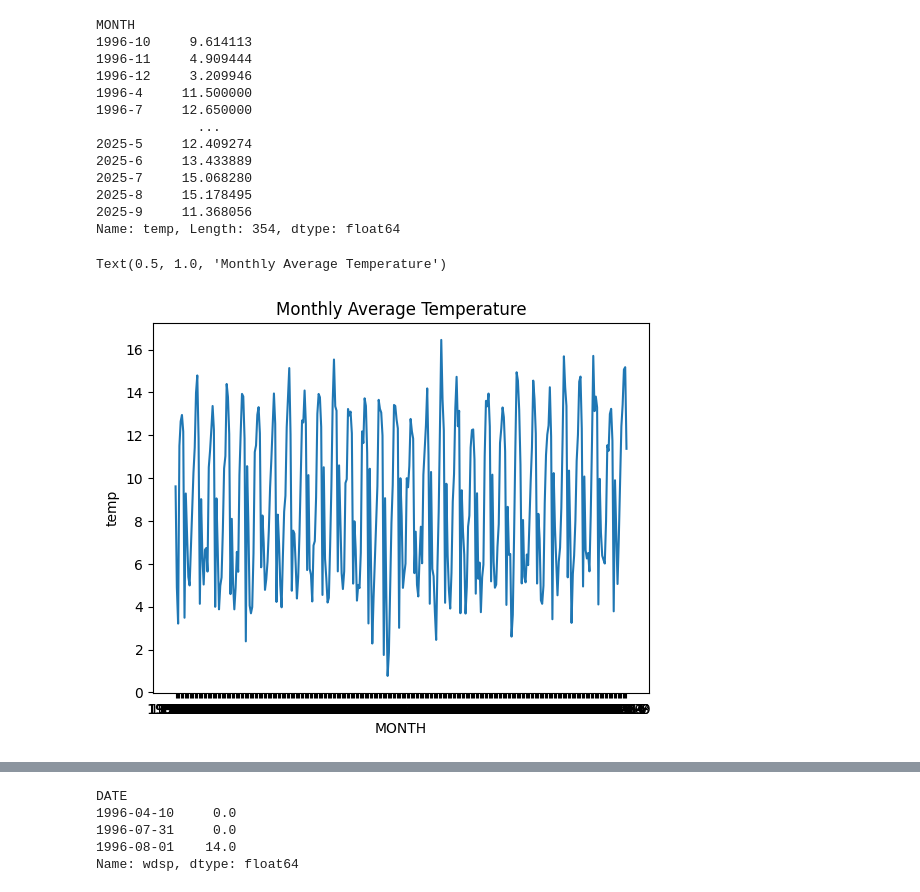
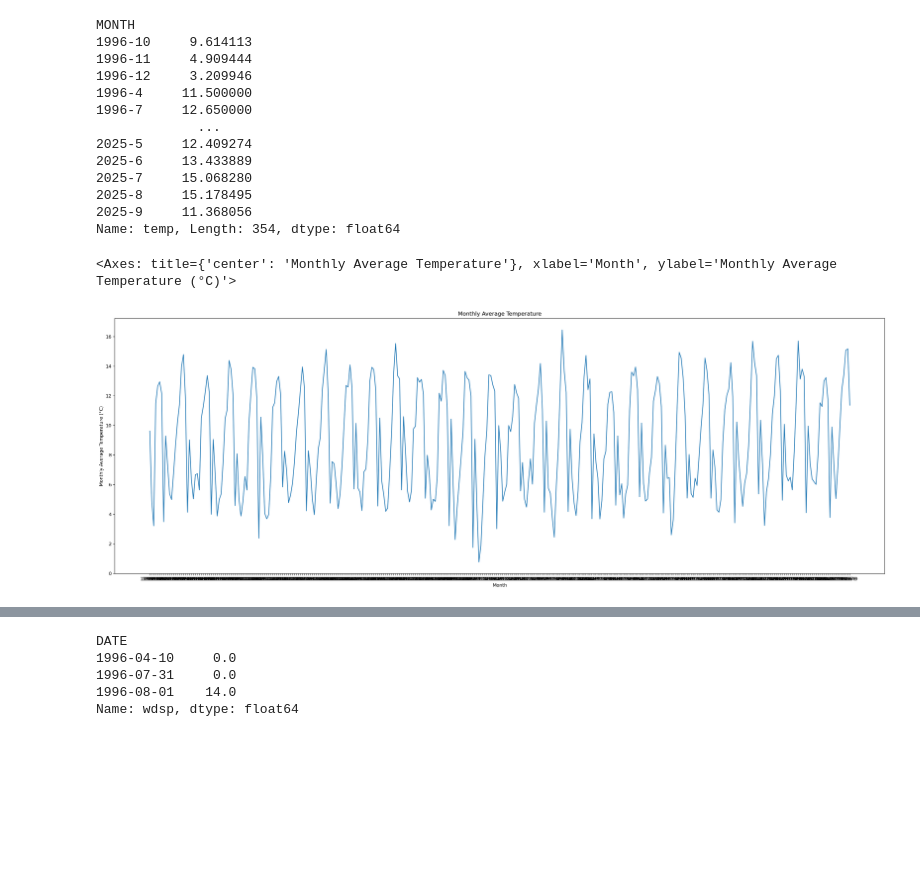
Before and after one commit to akshaypastagiya/PFDA, a Jupyter notebook: Assignments/assignment06-Weather.ipynb, the cells around one changed output, grey strips where cells are left out. Saved outputs shown, nothing was run; the diff lists cells and outputs as text; code cells hidden in the pictures; blank space fills up the shorter version.

```diff
--- a/Assignments/assignment06-Weather.ipynb
+++ b/Assignments/assignment06-Weather.ipynb
@@ -8,5 +9,6 @@ import pandas as pd
 import seaborn as sns
 # %%
-df = pd.read_csv('https://cli.fusio.net/cli/climate_data/webdata/hly4935.csv', skiprows=23, index_col='date')
+df = pd.read_csv('https://cli.fusio.net/cli/climate_data/webdata/hly4935.csv', skiprows=23, index_col='date', low_memory=False,parse_dates=True)
 df.columns.to_list()
+print(df.head(3))
 # %% [output]
@@ -33,7 +32,6 @@ df.columns.to_list()
 # %%
 # Drop unwandted columns
-df = df.drop(columns=['ind', 'rain', 'ind.1', 'ind.2', 'wetb', 'dewpt', 'vappr', 'rhum', 'msl', 'ind.3', 'ind.4', 'wddir', 'ww', 'w', 'sun', 'vis', 'clht', 'clamt']
-)
+df = df.drop(columns=['ind', 'rain', 'ind.1', 'ind.2', 'wetb', 'dewpt', 'vappr', 'rhum', 'msl', 'ind.3', 'ind.4', 'wddir', 'ww', 'w', 'sun', 'vis', 'clht', 'clamt'])
 # %%
 # convert blank data to 0
 df['wdsp'] = pd.to_numeric(df['wdsp'], errors='coerce')
@@ -87,10 +96,14 @@ MONTH
 Name: temp, Length: 354, dtype: float64
 # %%
 # plot the daily average temperature
-sns.lineplot(data=monthly_avg_temp).set_title('Monthly Average Temperature')
+fig, ax = plt.subplots(figsize=(30, 10), dpi=140)
+ax.set_xlabel('Month')
+ax.set_ylabel('Monthly Average Temperature (°C)')
+ax.set_title('Monthly Average Temperature')
+sns.lineplot(data=monthly_avg_temp, ax=ax)
 # %% [output]
-Text(0.5, 1.0, 'Monthly Average Temperature')
+<Axes: title={'center': 'Monthly Average Temperature'}, xlabel='Month', ylabel='Monthly Average Temperature (°C)'>
-[figure, old version]
+[figure, new version]
 # %%
 rolling_wind_speed = df['wdsp'].rolling(window=24).mean()
 print(rolling_wind_speed)
```
Also changed, not shown: parts of 10 cells of this notebook.
